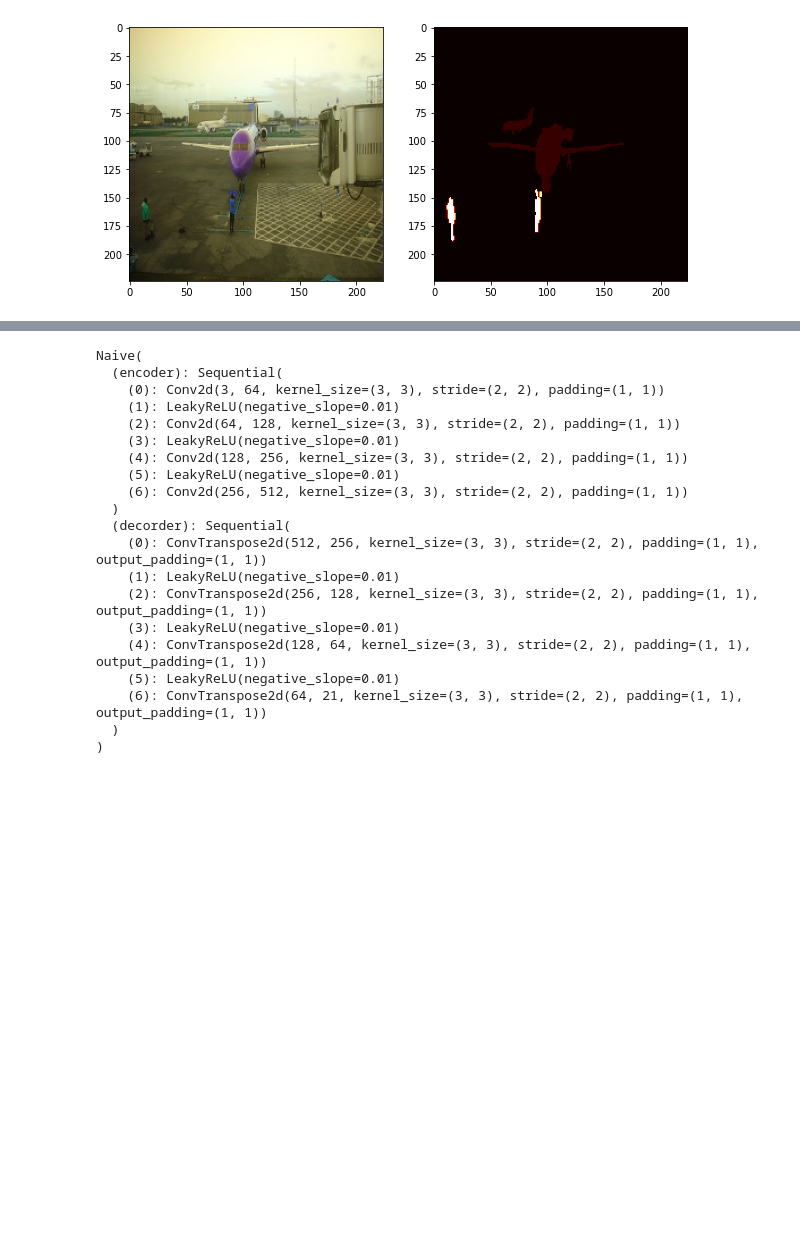
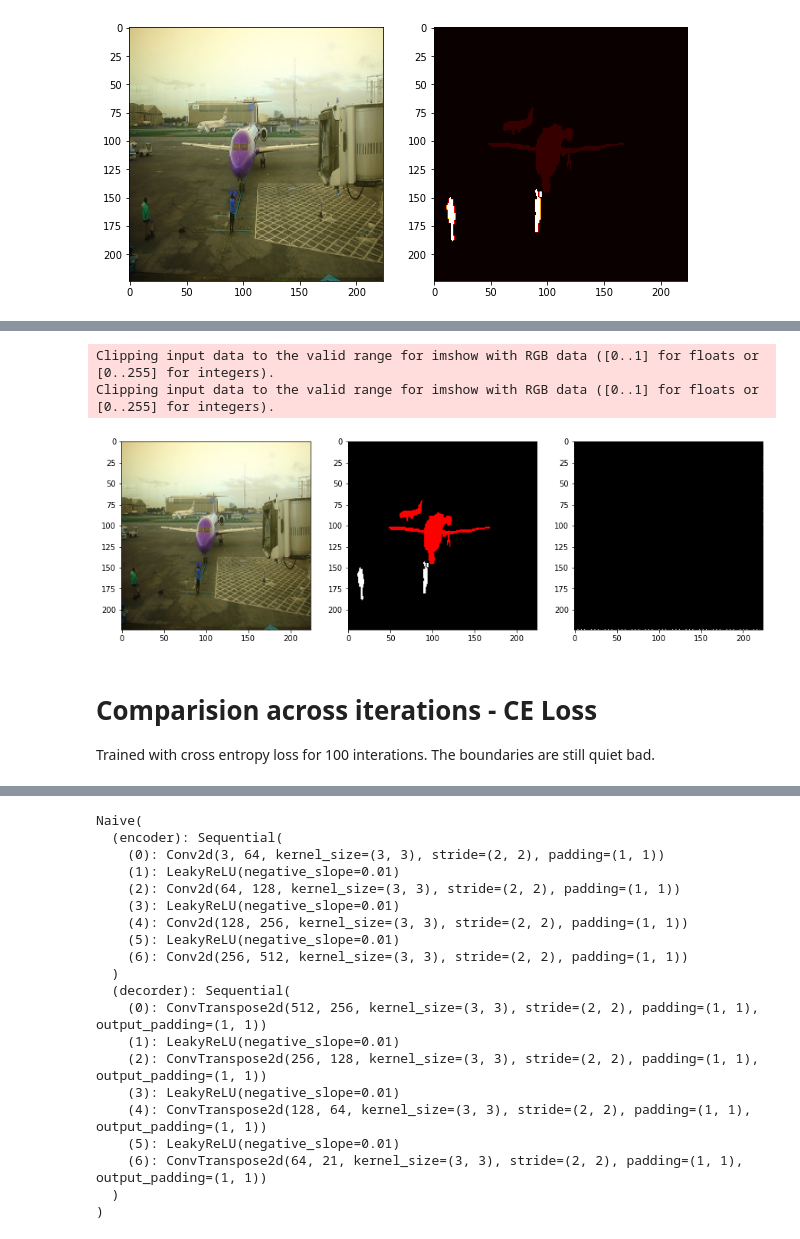
Before and after one commit to kadanes/VOC-Semantic-Segmentation, a Jupyter notebook: main.ipynb, the cells around one changed output, grey strips where cells are left out. Drawn from its saved outputs; the diff is of its cells as text; code cells hidden in the pictures; blank space fills up the shorter version.

Commit message:
added checkpointing and logging

```diff
--- a/main.ipynb
+++ b/main.ipynb
@@ -61,3 +61,28 @@ Train image:  (224, 224, 3)
 Train label:  (224, 224)
 Unique classes:  [ 0  1  2  3  4  5  6  7  8  9 10 11 12 13 14 15 16 17 18 19 20]
 [figure]
+# %%
+# Naive model training
+trainModel = True
+
+if trainModel:
+    naive = Naive()
+    train(naive, voc2012, model_name="naive", criterionType="ce", weighted=True, num_epochs=2, batch_size=64, learning_rate=1e-3, weight_decay=1e-5)
+
+else:
+    naive = Naive()
+    optimizer = torch.optim.Adam(naive.parameters(), lr=1e-3, weight_decay=1e-5)
+    if torch.cuda.is_available():
+#         naive = torch.load("./model/naive.pt")
+        checkpoint = torch.load("./model/naive_ce_weighted.pt")
+        start_epoch = checkpoint['epoch']
+        naive.load_state_dict(checkpoint['state_dict'])
+        optimizer.load_state_dict(checkpoint['optimizer'])
+    else:
+#         naive = torch.load("./model/naive.pt", map_location=torch.device('cpu'))
+        checkpoint = torch.load("./model/naive_ce_weighted.pt")
+        start_epoch = checkpoint['epoch']
+        naive.load_state_dict(checkpoint['state_dict'])
+        optimizer.load_state_dict(checkpoint['optimizer'])
+    naive.eval()
+    print(naive)
@@ -63,0 +92,8 @@ Unique classes:  [ 0  1  2  3  4  5  6  7  8  9 10 11 12 13 14 15 16 17 18 19 20
+# %%
+ind = 0
+
+visualizePrediction(naive, voc2012.train_images[ind], voc2012.train_labels[ind])
+# %% [output]
+Clipping input data to the valid range for imshow with RGB data ([0..1] for floats or [0..255] for integers).
+Clipping input data to the valid range for imshow with RGB data ([0..1] for floats or [0..255] for integers).
+[figure, added]
@@ -63,0 +102,4 @@ Unique classes:  [ 0  1  2  3  4  5  6  7  8  9 10 11 12 13 14 15 16 17 18 19 20
+# %% [markdown]
+# Comparision across iterations - CE Loss
+
+Trained with cross entropy loss for 100 interations. The boundaries are still quiet bad.
```
Also changed, not shown: parts of 7 cells of this notebook, 5 other files.
